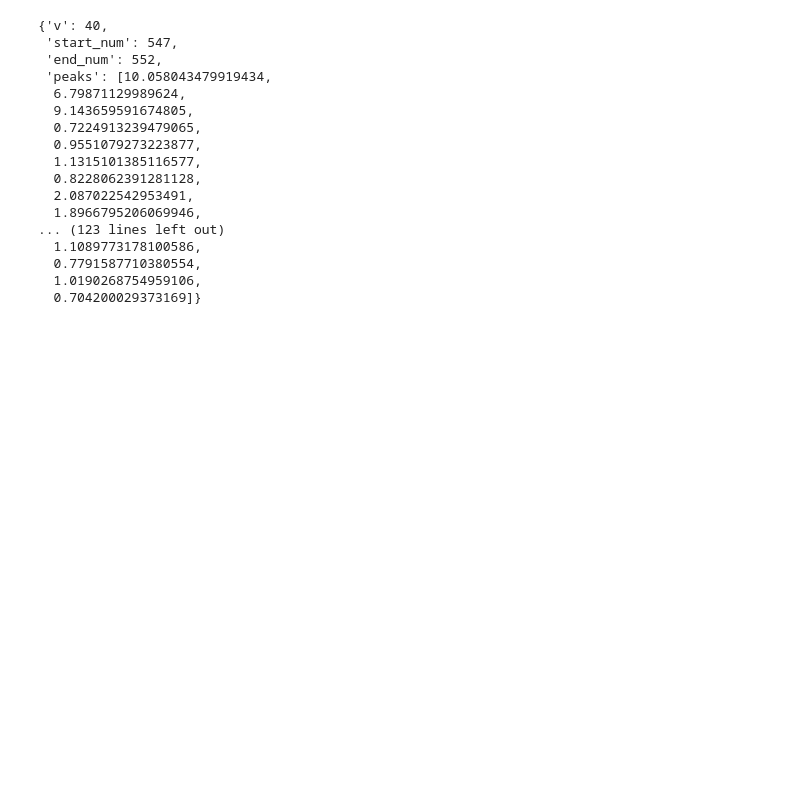
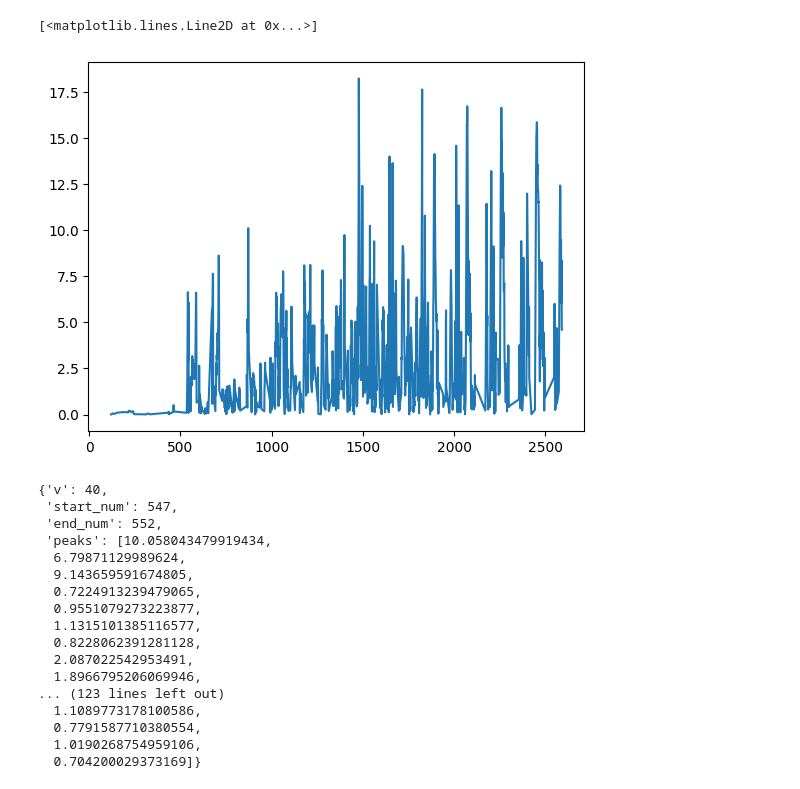
Before and after one commit to daniilgorenkov/Dissertation, a Jupyter notebook: reserach/compare_vectors.ipynb, the cells around one changed output. Cells and saved outputs as stored; diff of their text form; code cells hidden in the pictures; blank space fills up the shorter version.

```diff
--- a/reserach/compare_vectors.ipynb
+++ b/reserach/compare_vectors.ipynb
@@ -41,0 +47,4 @@ plt.plot(hook.iloc[:,1]/1000)
+# %%
+hook_mask = hook.to_numpy()>0
+hook = hook[hook_mask]
+hook
@@ -42,3 +64,8 @@ plt.plot(hook.iloc[:,1]/1000)
+# %%
+plt.plot(hook)
+# %% [output]
+[<matplotlib.lines.Line2D at 0x...>]
+[figure, added]
 # %%
 trials[1]
 # %% [output]
```
Also changed, not shown: parts of 10 cells of this notebook, 2 other files.
